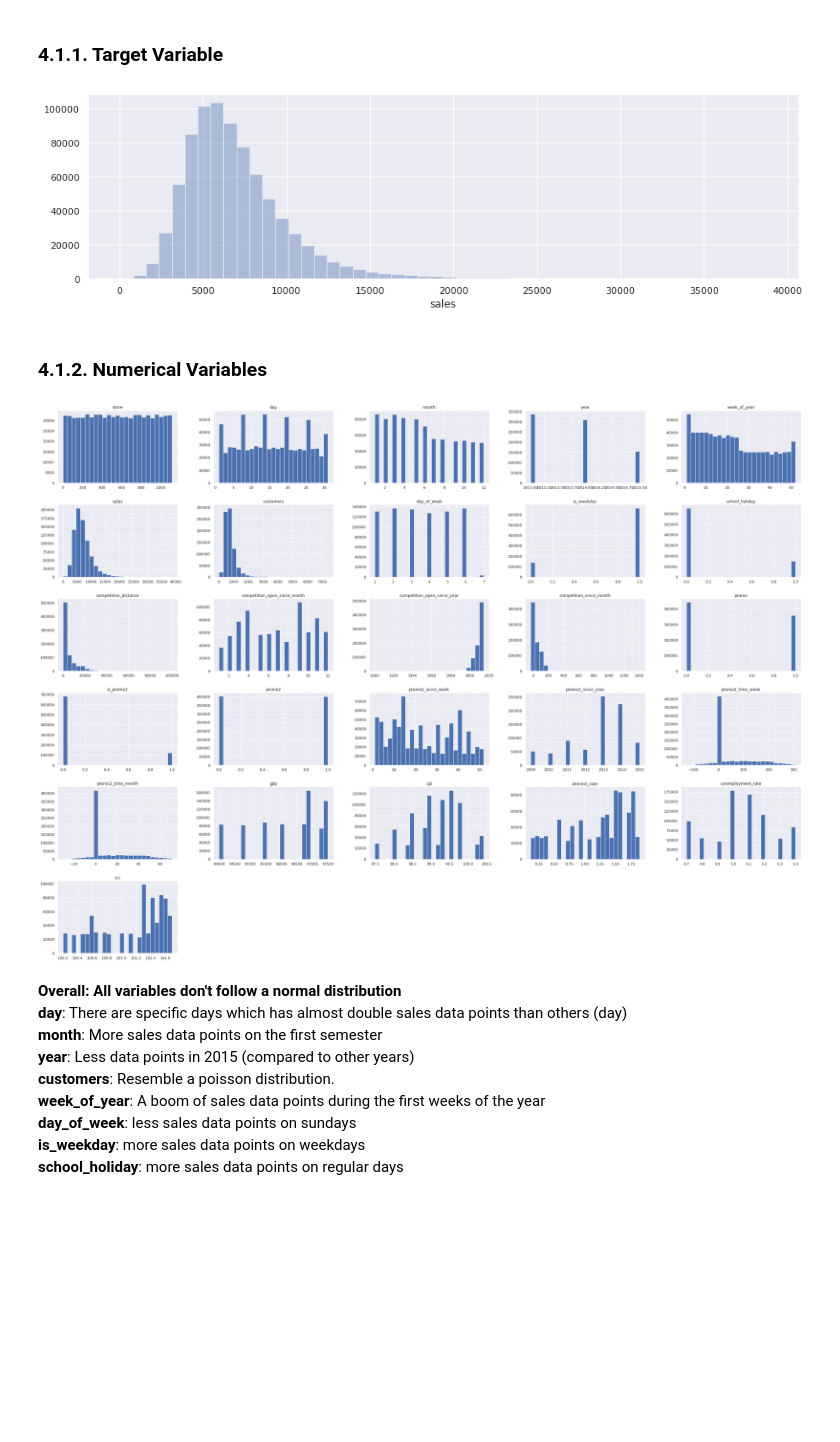
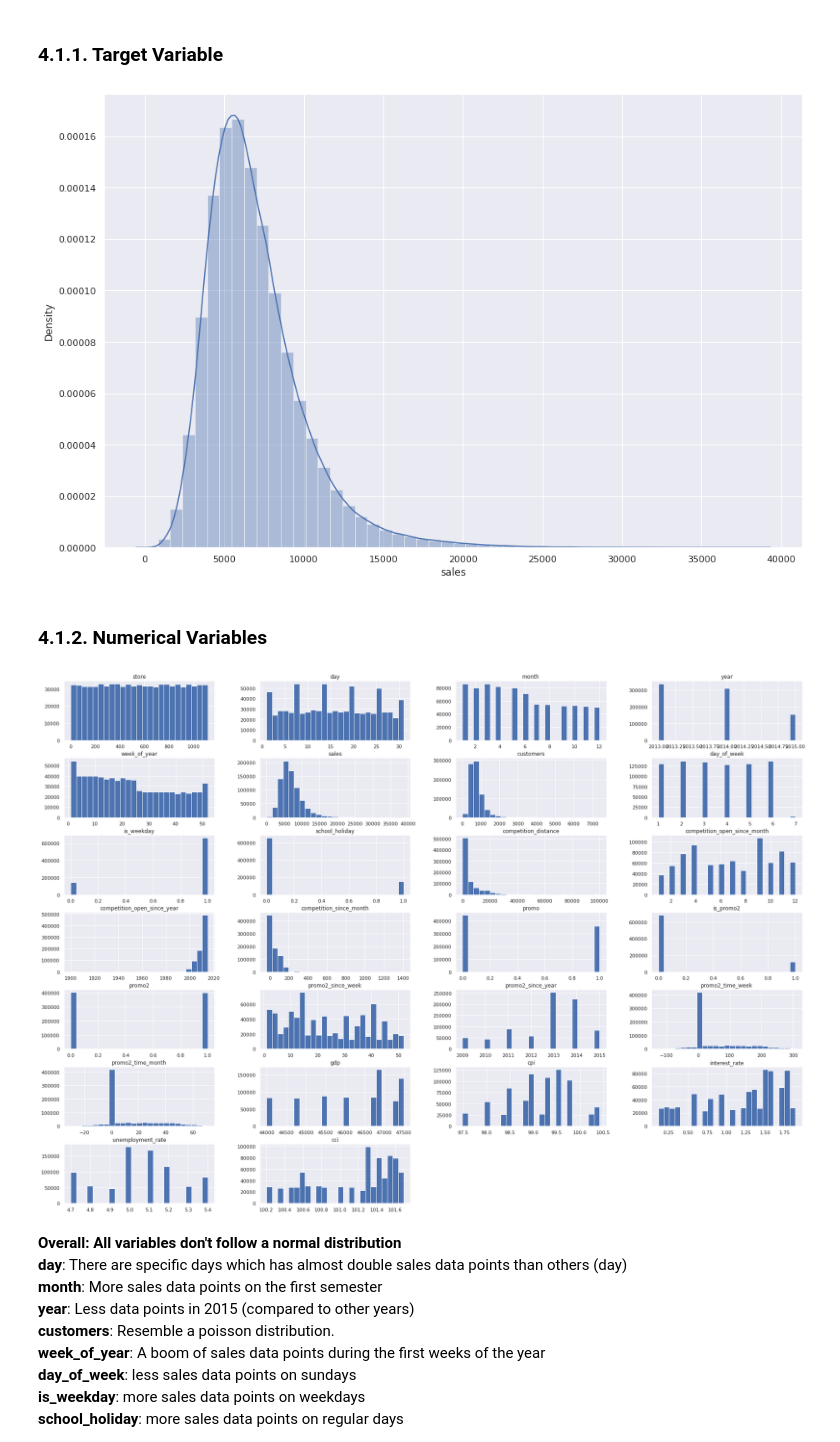
Before and after one commit to alanmaehara/Sales-Prediction, a Jupyter notebook: notebooks/cycle02_rossmann_sales_prediction.ipynb, the cells around one changed output. Drawn from its saved outputs; the diff is of its cells as text; code cells hidden in the pictures; blank space fills up the shorter version.

```diff
--- a/notebooks/cycle02_rossmann_sales_prediction.ipynb
+++ b/notebooks/cycle02_rossmann_sales_prediction.ipynb
@@ -1252,19 +1263,19 @@ df4_valid = df3_valid.copy()
 ### 4.1.1. Target Variable
 # %%
 # we will need to pre-process target variable
-plt.figure(figsize = (15, 4))
-sns.distplot(df4_train['sales'], kde = False);
+plt.figure(figsize = (15, 10))
+sns.distplot(df4_train['sales'], kde = True);
 # %% [output]
-[figure, old version]
+[figure, new version]
 # %% [markdown]
 ### 4.1.2. Numerical Variables
 # %%
 # select numerical variables
 num_feat = df4_train.select_dtypes( include = ['int64', 'float64'])
 # %%
-num_feat.hist(bins = 25, figsize = (40,30), layout = (9,3));
+num_feat.hist(bins = 25, figsize = (30,25), layout = (8,4));
 # %% [output]
-[figure, old version]
+[figure, new version]
 # %% [markdown]
  **Overall: All variables don't follow a normal distribution**
  **day**: There are specific days which has almost double sales data points than others (day)
```
Also changed, not shown: parts of 6 cells of this notebook, 37 other files.
